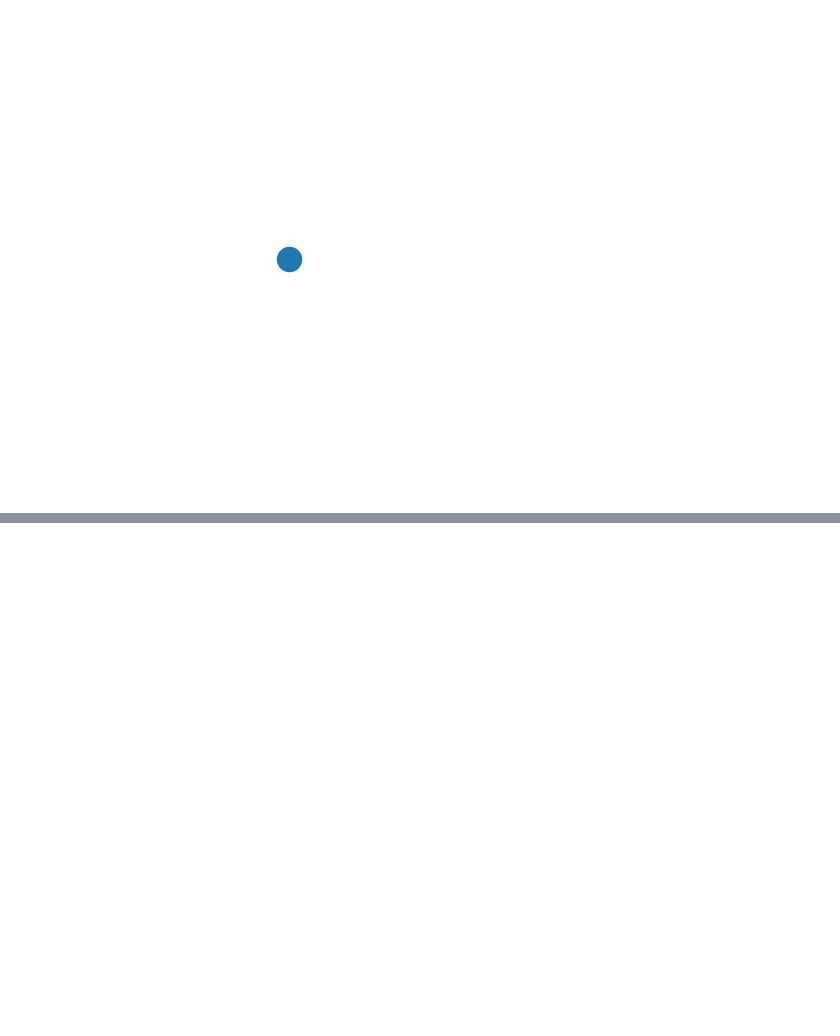
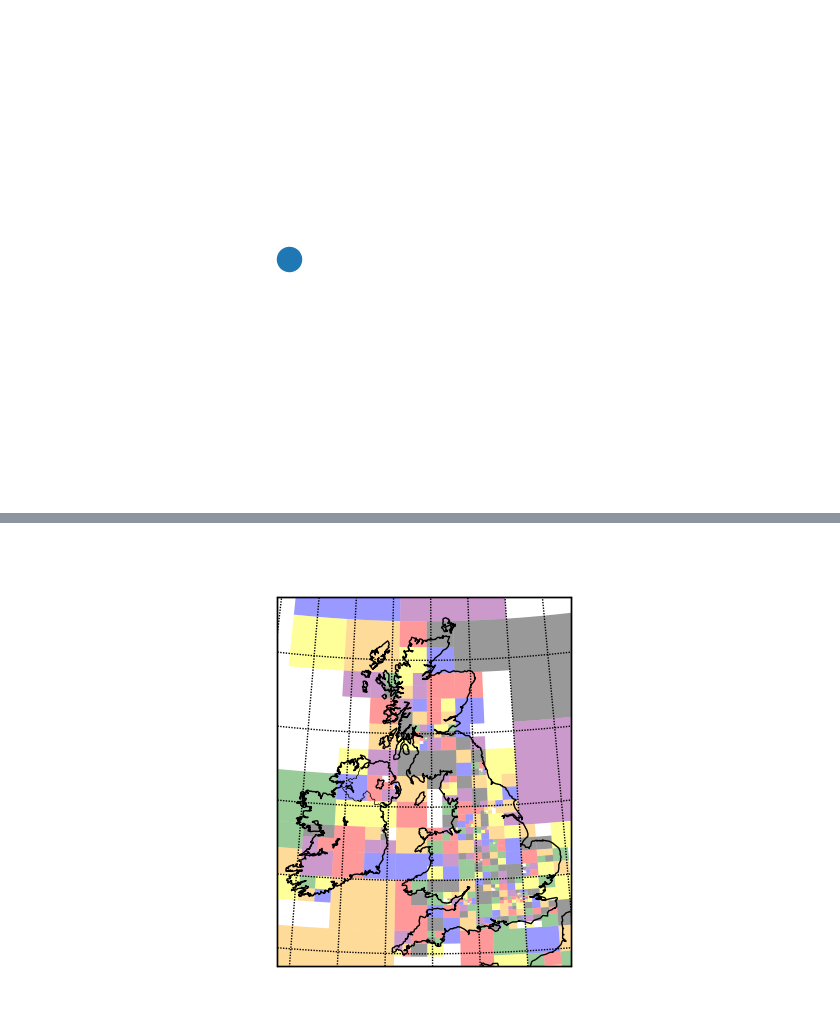
Before and after one commit to dKenez/locus-model, a Jupyter notebook: notebooks/dKenez-3.1-Generate_quad_tree.ipynb, the cells around one changed output, grey strips where cells are left out. Saved outputs shown, nothing was run; the diff lists cells and outputs as text; code cells hidden in the pictures; blank space fills up the shorter version.

```diff
--- a/notebooks/dKenez-3.1-Generate_quad_tree.ipynb
+++ b/notebooks/dKenez-3.1-Generate_quad_tree.ipynb
@@ -277,0 +278,34 @@ for node, data in [n for n in G.nodes.data() if n[1]["state"] == CellState.ACTIV
+# %%
+fig, ax = plt.subplots()  # a figure with a single Axes
+# llcrnrlat,llcrnrlon,urcrnrlat,urcrnrlon
+# are the lat/lon values of the lower left and upper right corners
+# of the map.
+# resolution = 'i' means use intermediate resolution coastlines.
+# lon_0, lat_0 are the central longitude and latitude of the projection.
+m = Basemap(llcrnrlon=-10.5,llcrnrlat=49.5,urcrnrlon=3.5,urcrnrlat=59.5,
+            resolution='i',projection='tmerc',lon_0=-4.36,lat_0=54.7)
+# Draw coastlines and countries
+m.drawcoastlines()
+m.drawcountries()
+# m = Basemap(projection="robin", lon_0=0, resolution="c")
+# m.fillcontinents(color="coral", lake_color="aqua")
+# # draw parallels and meridians.
+m.drawparallels(np.arange(-40,61.,2.))
+m.drawmeridians(np.arange(-20.,21.,2.))
+m.drawmapboundary(fill_color="white")
+
+
+res = 10
+for node, data in [n for n in G.nodes.data() if n[1]["state"] == CellState.ACTIVE]:
+    south_lat, north_lat, west_long, east_long = cell_bounds(node)
+
+    if (south_lat > 59.5 or
+        north_lat < 49.5 or
+        west_long > 3.5 or
+        east_long < -10.5):
+        continue
+
+    draw_screen_poly((south_lat, north_lat), (west_long, east_long), m, res)
+plt.savefig('qt_england.png', dpi=300,bbox_inches='tight')
+# %% [output]
+[figure, added]
```
Also changed, not shown: parts of 6 cells of this notebook, 28 other files.
